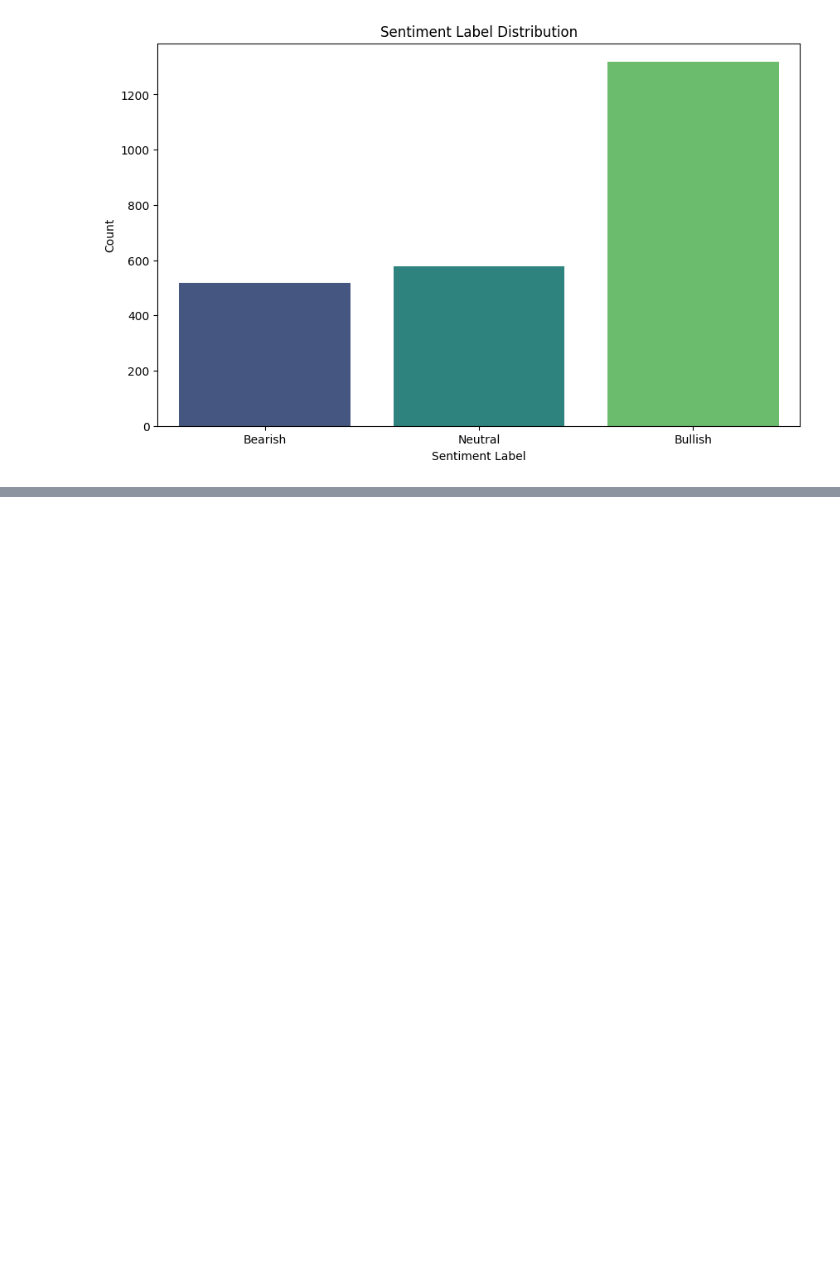
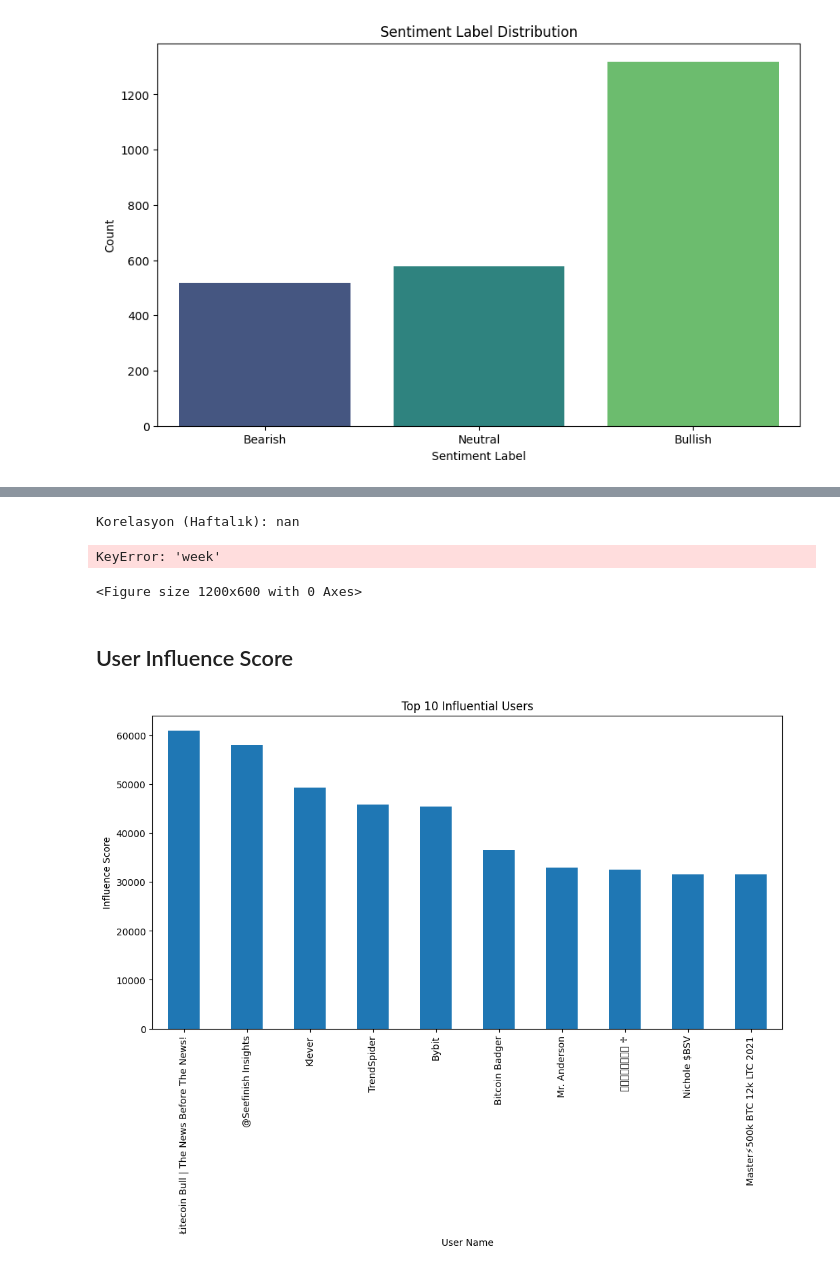
Before and after one commit to EudaLabs/investor-sentiments, a Jupyter notebook: bitcoin_tweet.ipynb, the cells around one changed output, grey strips where cells are left out. Cells and saved outputs as stored; diff of their text form; code cells hidden in the pictures; blank space fills up the shorter version.

```diff
--- a/bitcoin_tweet.ipynb
+++ b/bitcoin_tweet.ipynb
@@ -422,8 +356,0 @@ date
-# %%
-# Cell 1: Convert Date to Daily Format
-
-# Extract only the date (remove time component)
-merged_df['date'] = pd.to_datetime(merged_df['date']).dt.date
-
-# Verify the changes
-print(merged_df[['date']].head())
@@ -546,0 +357,29 @@ KeyError: "['close', 'volume'] not in index"
+# %%
+merged_df['week'] = pd.to_datetime(merged_df['date']).dt.to_period('W').dt.start_time
+
+weekly_sentiment = merged_df.groupby('week')['sentiment_label_name'].value_counts().unstack(fill_value=0)
+
+weekly_sentiment['positive_negative_ratio'] = weekly_sentiment['Bullish'] / (weekly_sentiment['Bearish'] + 1)
+
+weekly_price = price_df.resample('W', on='timestamp').last()
+weekly_sentiment = weekly_sentiment.merge(weekly_price[['timestamp', 'close']],
+                                          left_on='week', right_on='timestamp',
+                                          how='left')
+
+correlation = weekly_sentiment['positive_negative_ratio'].corr(weekly_sentiment['close'])
+print(f"Korelasyon (Haftalık): {correlation}")
+
+import matplotlib.pyplot as plt
+
+plt.figure(figsize=(12, 6))
+plt.plot(weekly_sentiment['week'], weekly_sentiment['positive_negative_ratio'], label='Haftalık Pozitif-Negatif Oranı')
+plt.plot(weekly_sentiment['week'], weekly_sentiment['close'], label='Haftalık Fiyat Kapanışı')
+plt.legend()
+plt.title('Haftalık Pozitif-Negatif Oranı ve Fiyat İlişkisi')
+plt.show()
+# %% [output]
+Korelasyon (Haftalık): nan
+KeyError: 'week'
+<Figure size 1200x600 with 0 Axes>
+# %% [markdown]
+## User Influence Score
@@ -546,0 +398,38 @@ KeyError: "['close', 'volume'] not in index"
+# %%
+# Sentiment Skoru: Numeric Labels Kullanarak
+sentiment_mapping = {0: 0, 1: 1, 2: -1}  # Neutral: 0, Bullish: +1, Bearish: -1
+merged_df['sentiment_score'] = merged_df['sentiment_label'].map(sentiment_mapping)
+
+# Kullanıcı Bazlı Ortalama Sentiment Skoru
+user_sentiment = merged_df.groupby('user_name')['sentiment_score'].mean().reset_index()
+user_sentiment.columns = ['user_name', 'avg_sentiment_score']
+
+# Ortalama Sentiment Skorunu Veri Çerçevesine Ekle
+merged_df = pd.merge(merged_df, user_sentiment, on='user_name', how='left')
+# %%
+import networkx as nx
+
+# Ağ Grafiği Oluştur
+G = nx.from_pandas_edgelist(merged_df, source='user_name', target='is_retweet', create_using=nx.DiGraph())
+
+# PageRank Hesapla
+pagerank_scores = nx.pagerank(G)
+pagerank_df = pd.DataFrame(pagerank_scores.items(), columns=['user_name', 'pagerank_score'])
+
+# PageRank Skorunu Birleştir
+merged_df = pd.merge(merged_df, pagerank_df, on='user_name', how='left')
+# %%
+# En Etkili Kullanıcılar
+top_influencers = merged_df.groupby('user_name')['influence_score'].mean().sort_values(ascending=False).head(10)
+
+# Barplot Görselleştirme
+import matplotlib.pyplot as plt
+
+plt.figure(figsize=(12, 6))
+top_influencers.plot(kind='bar')
+plt.title('Top 10 Influential Users')
+plt.xlabel('User Name')
+plt.ylabel('Influence Score')
+plt.show()
+# %% [output]
+[figure, added]
```
Also changed, not shown: parts of 21 cells of this notebook.
